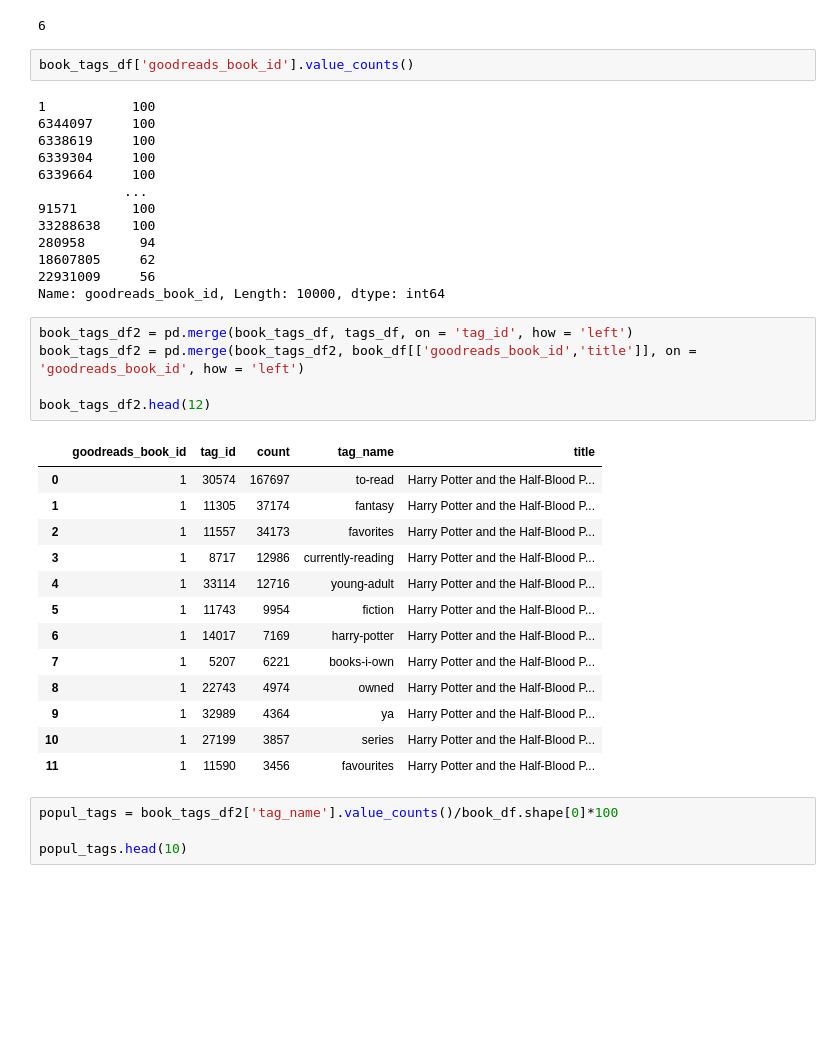
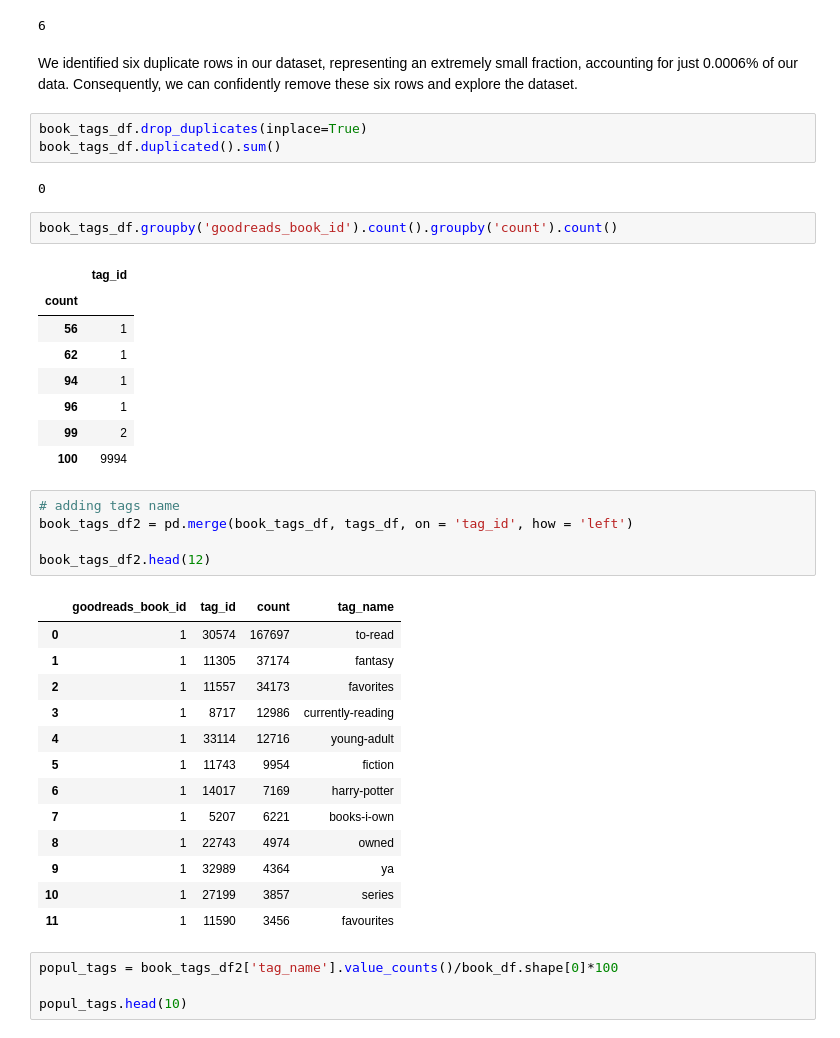
Before and after one commit to CamelSal/BookRecommender, a Jupyter notebook: CapstoneEDA.ipynb, the cells around one changed output. Drawn from its saved outputs; the diff is of its cells as text; blank space fills up the shorter version.

```diff
--- a/CapstoneEDA.ipynb
+++ b/CapstoneEDA.ipynb
@@ -444,40 +456,43 @@ dtype: int64
 book_tags_df.duplicated().sum()
 # %% [output]
 6
+# %% [markdown]
+We identified six duplicate rows in our dataset, representing an extremely small fraction, accounting for just 0.0006% of our data. Consequently, we can confidently remove these six rows and explore the dataset.
+# %%
+book_tags_df.drop_duplicates(inplace=True)
+book_tags_df.duplicated().sum()
+# %% [output]
+0
 # %%
-book_tags_df['goodreads_book_id'].value_counts()
+book_tags_df.groupby('goodreads_book_id').count().groupby('count').count()
 # %% [output]
-1           100
-6344097     100
-6338619     100
-6339304     100
-6339664     100
-           ...
-91571       100
-33288638    100
-280958       94
-18607805     62
-22931009     56
-Name: goodreads_book_id, Length: 10000, dtype: int64
+|  | tag_id |
+| count |  |
+| 56 | 1 |
+| 62 | 1 |
+| 94 | 1 |
+| 96 | 1 |
+| 99 | 2 |
+| 100 | 9994 |
 # %%
+# adding tags name
 book_tags_df2 = pd.merge(book_tags_df, tags_df, on = 'tag_id', how = 'left')
-book_tags_df2 = pd.merge(book_tags_df2, book_df[['goodreads_book_id','title']], on = 'goodreads_book_id', how = 'left')
 
 book_tags_df2.head(12)
 # %% [output]
-|  | goodreads_book_id | tag_id | count | tag_name | title |
-| 0 | 1 | 30574 | 167697 | to-read | Harry Potter and the Half-Blood P... |
-| 1 | 1 | 11305 | 37174 | fantasy | Harry Potter and the Half-Blood P... |
-| 2 | 1 | 11557 | 34173 | favorites | Harry Potter and the Half-Blood P... |
-| 3 | 1 | 8717 | 12986 | currently-reading | Harry Potter and the Half-Blood P... |
-| 4 | 1 | 33114 | 12716 | young-adult | Harry Potter and the Half-Blood P... |
-| 5 | 1 | 11743 | 9954 | fiction | Harry Potter and the Half-Blood P... |
-| 6 | 1 | 14017 | 7169 | harry-potter | Harry Potter and the Half-Blood P... |
-| 7 | 1 | 5207 | 6221 | books-i-own | Harry Potter and the Half-Blood P... |
-| 8 | 1 | 22743 | 4974 | owned | Harry Potter and the Half-Blood P... |
-| 9 | 1 | 32989 | 4364 | ya | Harry Potter and the Half-Blood P... |
-| 10 | 1 | 27199 | 3857 | series | Harry Potter and the Half-Blood P... |
-| 11 | 1 | 11590 | 3456 | favourites | Harry Potter and the Half-Blood P... |
+|  | goodreads_book_id | tag_id | count | tag_name |
+| 0 | 1 | 30574 | 167697 | to-read |
+| 1 | 1 | 11305 | 37174 | fantasy |
+| 2 | 1 | 11557 | 34173 | favorites |
+| 3 | 1 | 8717 | 12986 | currently-reading |
+| 4 | 1 | 33114 | 12716 | young-adult |
+| 5 | 1 | 11743 | 9954 | fiction |
+| 6 | 1 | 14017 | 7169 | harry-potter |
+| 7 | 1 | 5207 | 6221 | books-i-own |
+| 8 | 1 | 22743 | 4974 | owned |
+| 9 | 1 | 32989 | 4364 | ya |
+| 10 | 1 | 27199 | 3857 | series |
+| 11 | 1 | 11590 | 3456 | favourites |
 # %%
 popul_tags = book_tags_df2['tag_name'].value_counts()/book_df.shape[0]*100
 
```
Also changed, not shown: parts of 13 cells of this notebook.
